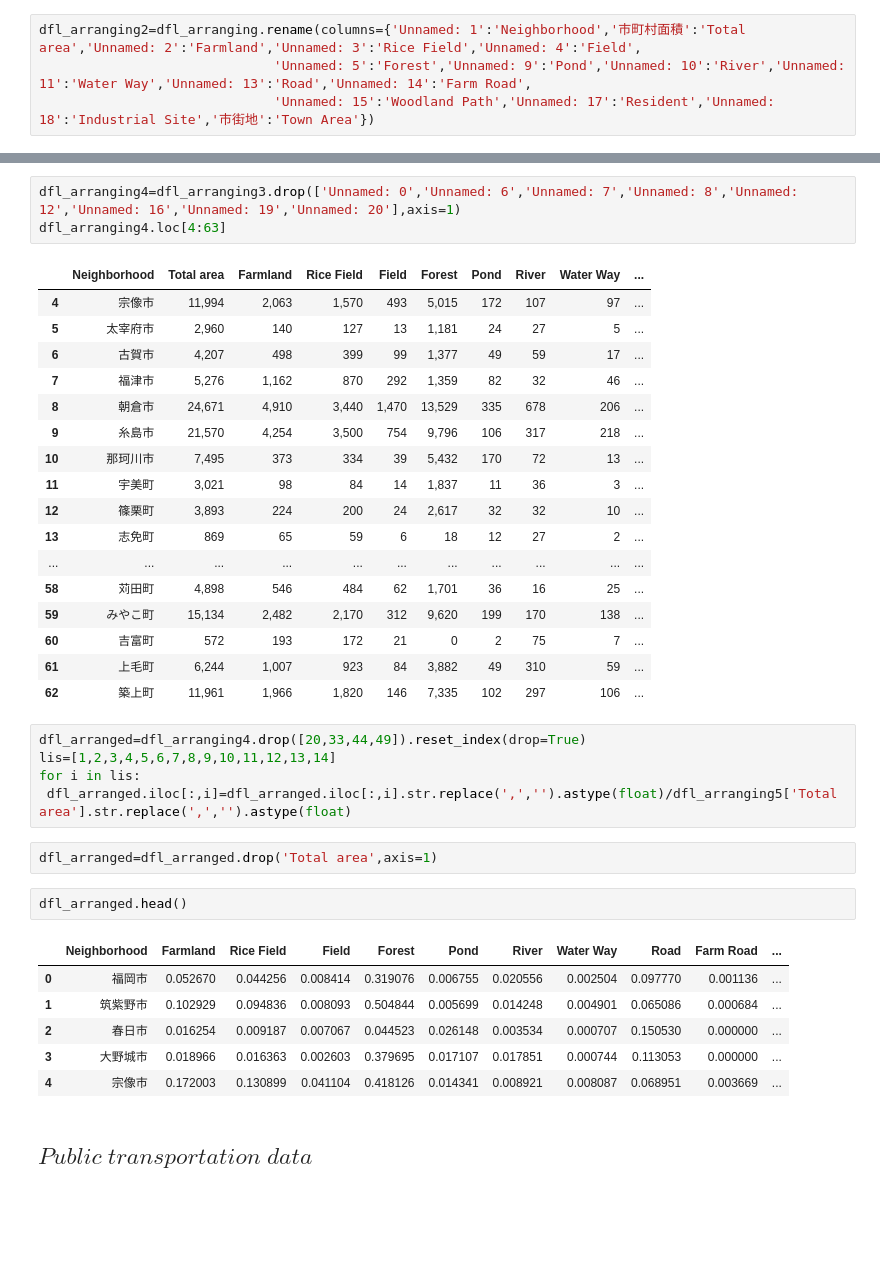
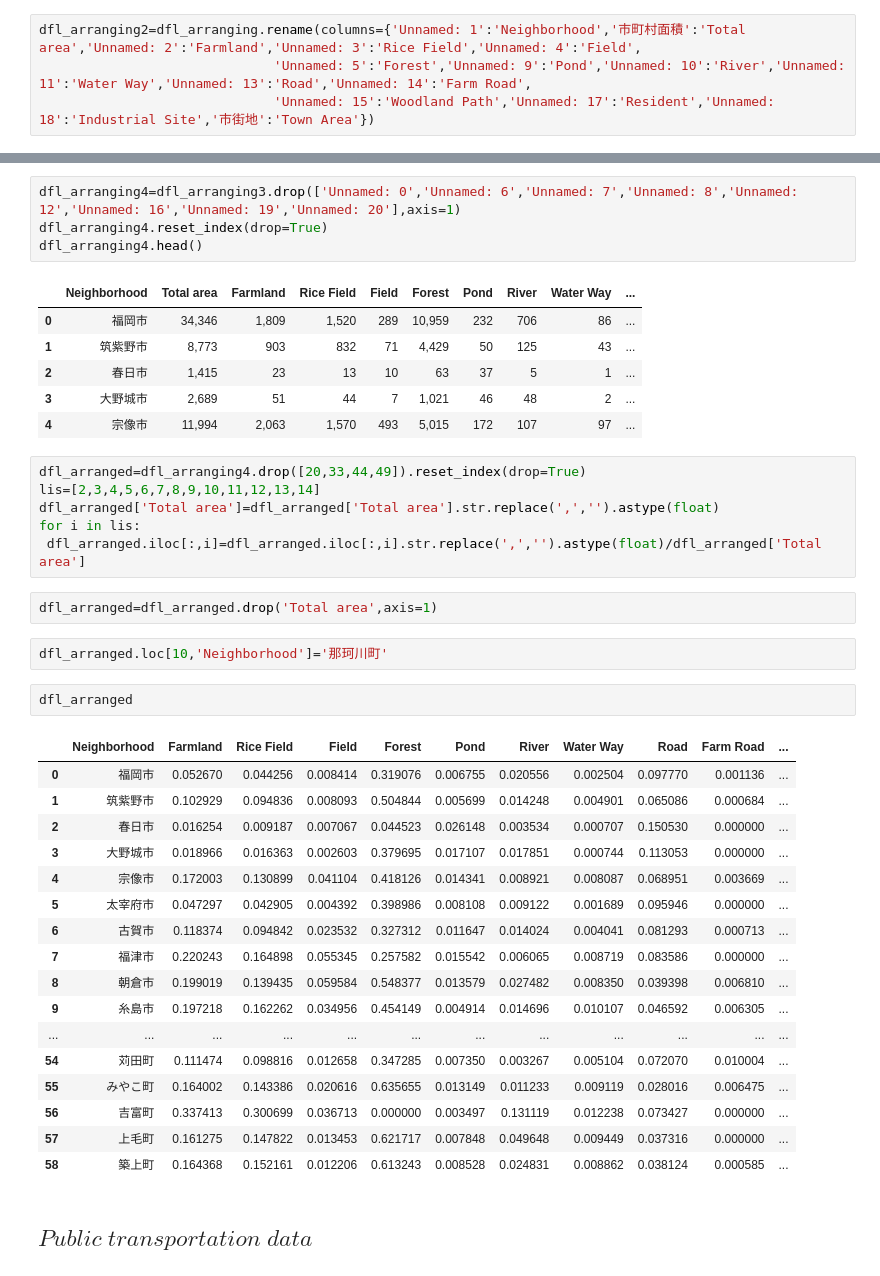
Before and after one commit to YukiFujimaru/Cousera-Capstone-project, a Jupyter notebook: Capstone project final assignment.ipynb, the cells around one changed output, grey strips where cells are left out. Drawn from its saved outputs; the diff is of its cells as text; blank space fills up the shorter version.

```diff
--- a/Capstone project final assignment.ipynb
+++ b/Capstone project final assignment.ipynb
@@ -384,33 +434,26 @@ dfl_arranging3
 # %%
 dfl_arranging4=dfl_arranging3.drop(['Unnamed: 0','Unnamed: 6','Unnamed: 7','Unnamed: 8','Unnamed: 12','Unnamed: 16','Unnamed: 19','Unnamed: 20'],axis=1)
-dfl_arranging4.loc[4:63]
+dfl_arranging4.reset_index(drop=True)
+dfl_arranging4.head()
 # %% [output]
 |  | Neighborhood | Total area | Farmland | Rice Field | Field | Forest | Pond | River | Water Way | ... |
+| 0 | 福岡市 | 34,346 | 1,809 | 1,520 | 289 | 10,959 | 232 | 706 | 86 | ... |
+| 1 | 筑紫野市 | 8,773 | 903 | 832 | 71 | 4,429 | 50 | 125 | 43 | ... |
+| 2 | 春日市 | 1,415 | 23 | 13 | 10 | 63 | 37 | 5 | 1 | ... |
+| 3 | 大野城市 | 2,689 | 51 | 44 | 7 | 1,021 | 46 | 48 | 2 | ... |
 | 4 | 宗像市 | 11,994 | 2,063 | 1,570 | 493 | 5,015 | 172 | 107 | 97 | ... |
-| 5 | 太宰府市 | 2,960 | 140 | 127 | 13 | 1,181 | 24 | 27 | 5 | ... |
-| 6 | 古賀市 | 4,207 | 498 | 399 | 99 | 1,377 | 49 | 59 | 17 | ... |
-| 7 | 福津市 | 5,276 | 1,162 | 870 | 292 | 1,359 | 82 | 32 | 46 | ... |
-| 8 | 朝倉市 | 24,671 | 4,910 | 3,440 | 1,470 | 13,529 | 335 | 678 | 206 | ... |
-| 9 | 糸島市 | 21,570 | 4,254 | 3,500 | 754 | 9,796 | 106 | 317 | 218 | ... |
-| 10 | 那珂川市 | 7,495 | 373 | 334 | 39 | 5,432 | 170 | 72 | 13 | ... |
-| 11 | 宇美町 | 3,021 | 98 | 84 | 14 | 1,837 | 11 | 36 | 3 | ... |
-| 12 | 篠栗町 | 3,893 | 224 | 200 | 24 | 2,617 | 32 | 32 | 10 | ... |
-| 13 | 志免町 | 869 | 65 | 59 | 6 | 18 | 12 | 27 | 2 | ... |
-| ... | ... | ... | ... | ... | ... | ... | ... | ... | ... | ... |
-| 58 | 苅田町 | 4,898 | 546 | 484 | 62 | 1,701 | 36 | 16 | 25 | ... |
-| 59 | みやこ町 | 15,134 | 2,482 | 2,170 | 312 | 9,620 | 199 | 170 | 138 | ... |
-| 60 | 吉富町 | 572 | 193 | 172 | 21 | 0 | 2 | 75 | 7 | ... |
-| 61 | 上毛町 | 6,244 | 1,007 | 923 | 84 | 3,882 | 49 | 310 | 59 | ... |
-| 62 | 築上町 | 11,961 | 1,966 | 1,820 | 146 | 7,335 | 102 | 297 | 106 | ... |
 # %%
 dfl_arranged=dfl_arranging4.drop([20,33,44,49]).reset_index(drop=True)
-lis=[1,2,3,4,5,6,7,8,9,10,11,12,13,14]
+lis=[2,3,4,5,6,7,8,9,10,11,12,13,14]
+dfl_arranged['Total area']=dfl_arranged['Total area'].str.replace(',','').astype(float)
 for i in lis:
- dfl_arranged.iloc[:,i]=dfl_arranged.iloc[:,i].str.replace(',','').astype(float)/dfl_arranging5['Total area'].str.replace(',','').astype(float)
+ dfl_arranged.iloc[:,i]=dfl_arranged.iloc[:,i].str.replace(',','').astype(float)/dfl_arranged['Total area']
 # %%
 dfl_arranged=dfl_arranged.drop('Total area',axis=1)
+# %%
+dfl_arranged.loc[10,'Neighborhood']='那珂川町'
 # %%
-dfl_arranged.head()
+dfl_arranged
 # %% [output]
 |  | Neighborhood | Farmland | Rice Field | Field | Forest | Pond | River | Water Way | Road | Farm Road | ... |
 | 0 | 福岡市 | 0.052670 | 0.044256 | 0.008414 | 0.319076 | 0.006755 | 0.020556 | 0.002504 | 0.097770 | 0.001136 | ... |
@@ -418,6 +461,17 @@ dfl_arranged.head()
 | 2 | 春日市 | 0.016254 | 0.009187 | 0.007067 | 0.044523 | 0.026148 | 0.003534 | 0.000707 | 0.150530 | 0.000000 | ... |
 | 3 | 大野城市 | 0.018966 | 0.016363 | 0.002603 | 0.379695 | 0.017107 | 0.017851 | 0.000744 | 0.113053 | 0.000000 | ... |
 | 4 | 宗像市 | 0.172003 | 0.130899 | 0.041104 | 0.418126 | 0.014341 | 0.008921 | 0.008087 | 0.068951 | 0.003669 | ... |
+| 5 | 太宰府市 | 0.047297 | 0.042905 | 0.004392 | 0.398986 | 0.008108 | 0.009122 | 0.001689 | 0.095946 | 0.000000 | ... |
+| 6 | 古賀市 | 0.118374 | 0.094842 | 0.023532 | 0.327312 | 0.011647 | 0.014024 | 0.004041 | 0.081293 | 0.000713 | ... |
+| 7 | 福津市 | 0.220243 | 0.164898 | 0.055345 | 0.257582 | 0.015542 | 0.006065 | 0.008719 | 0.083586 | 0.000000 | ... |
+| 8 | 朝倉市 | 0.199019 | 0.139435 | 0.059584 | 0.548377 | 0.013579 | 0.027482 | 0.008350 | 0.039398 | 0.006810 | ... |
+| 9 | 糸島市 | 0.197218 | 0.162262 | 0.034956 | 0.454149 | 0.004914 | 0.014696 | 0.010107 | 0.046592 | 0.006305 | ... |
+| ... | ... | ... | ... | ... | ... | ... | ... | ... | ... | ... | ... |
+| 54 | 苅田町 | 0.111474 | 0.098816 | 0.012658 | 0.347285 | 0.007350 | 0.003267 | 0.005104 | 0.072070 | 0.010004 | ... |
+| 55 | みやこ町 | 0.164002 | 0.143386 | 0.020616 | 0.635655 | 0.013149 | 0.011233 | 0.009119 | 0.028016 | 0.006475 | ... |
+| 56 | 吉富町 | 0.337413 | 0.300699 | 0.036713 | 0.000000 | 0.003497 | 0.131119 | 0.012238 | 0.073427 | 0.000000 | ... |
+| 57 | 上毛町 | 0.161275 | 0.147822 | 0.013453 | 0.621717 | 0.007848 | 0.049648 | 0.009449 | 0.037316 | 0.000000 | ... |
+| 58 | 築上町 | 0.164368 | 0.152161 | 0.012206 | 0.613243 | 0.008528 | 0.024831 | 0.008862 | 0.038124 | 0.000585 | ... |
 # %% [markdown]
 ## $Public$ $transportation$ $data$
 # %% [markdown]
```
Also changed, not shown: parts of 62 cells of this notebook.
